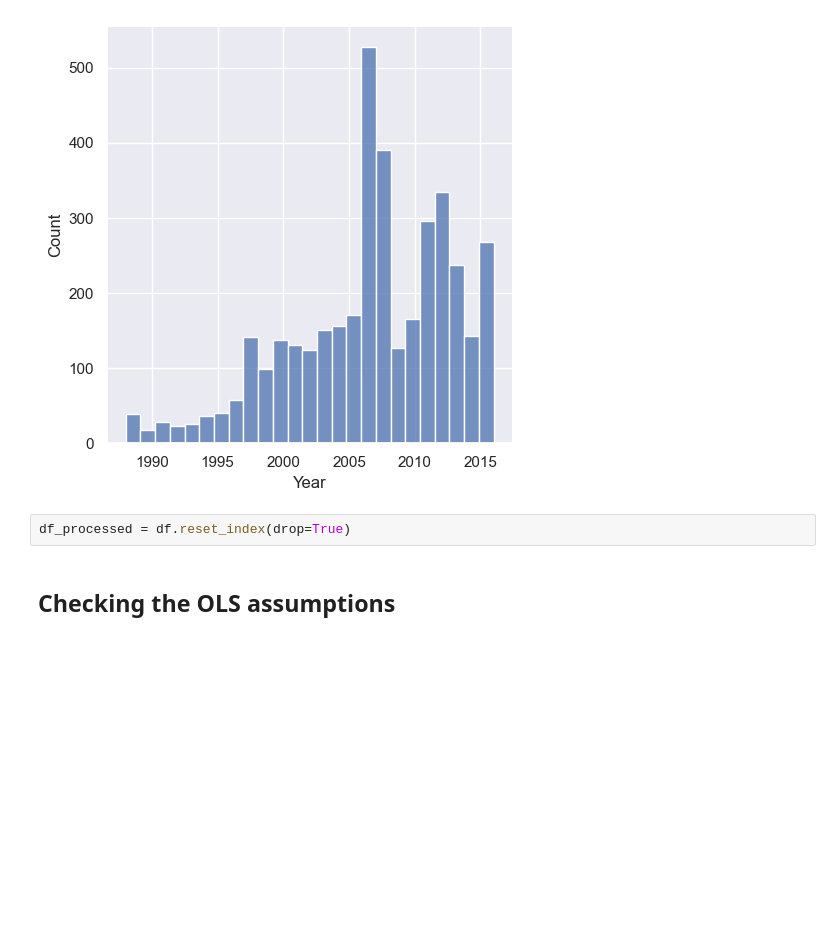
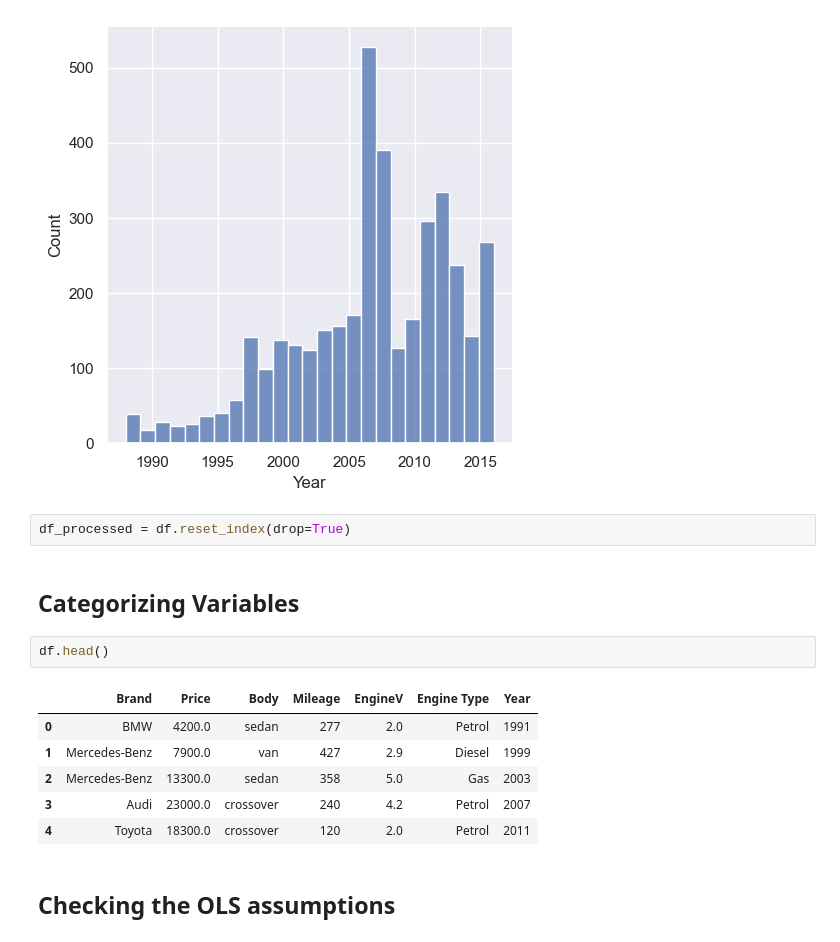
Before and after one commit to aldanajd/Data_Scientist, a Jupyter notebook: Machine Learning/Regression/Cars_price_estimator/Car_price_estimator.ipynb, the cells around one changed output. Cells and saved outputs as stored; diff of their text form; blank space fills up the shorter version.

```diff
--- a/Machine Learning/Regression/Cars_price_estimator/Car_price_estimator.ipynb
+++ b/Machine Learning/Regression/Cars_price_estimator/Car_price_estimator.ipynb
@@ -140,6 +144,17 @@ sns.displot(df['Year'])
 [figure]
 # %%
 df_processed = df.reset_index(drop=True)
+# %% [markdown]
+## Categorizing Variables
+# %%
+df.head()
+# %% [output]
+|  | Brand | Price | Body | Mileage | EngineV | Engine Type | Year |
+| 0 | BMW | 4200.0 | sedan | 277 | 2.0 | Petrol | 1991 |
+| 1 | Mercedes-Benz | 7900.0 | van | 427 | 2.9 | Diesel | 1999 |
+| 2 | Mercedes-Benz | 13300.0 | sedan | 358 | 5.0 | Gas | 2003 |
+| 3 | Audi | 23000.0 | crossover | 240 | 4.2 | Petrol | 2007 |
+| 4 | Toyota | 18300.0 | crossover | 120 | 2.0 | Petrol | 2011 |
 # %% [markdown]
 ## Checking the OLS assumptions
 # %%
```
Also changed, not shown: parts of 1 cell of this notebook.
